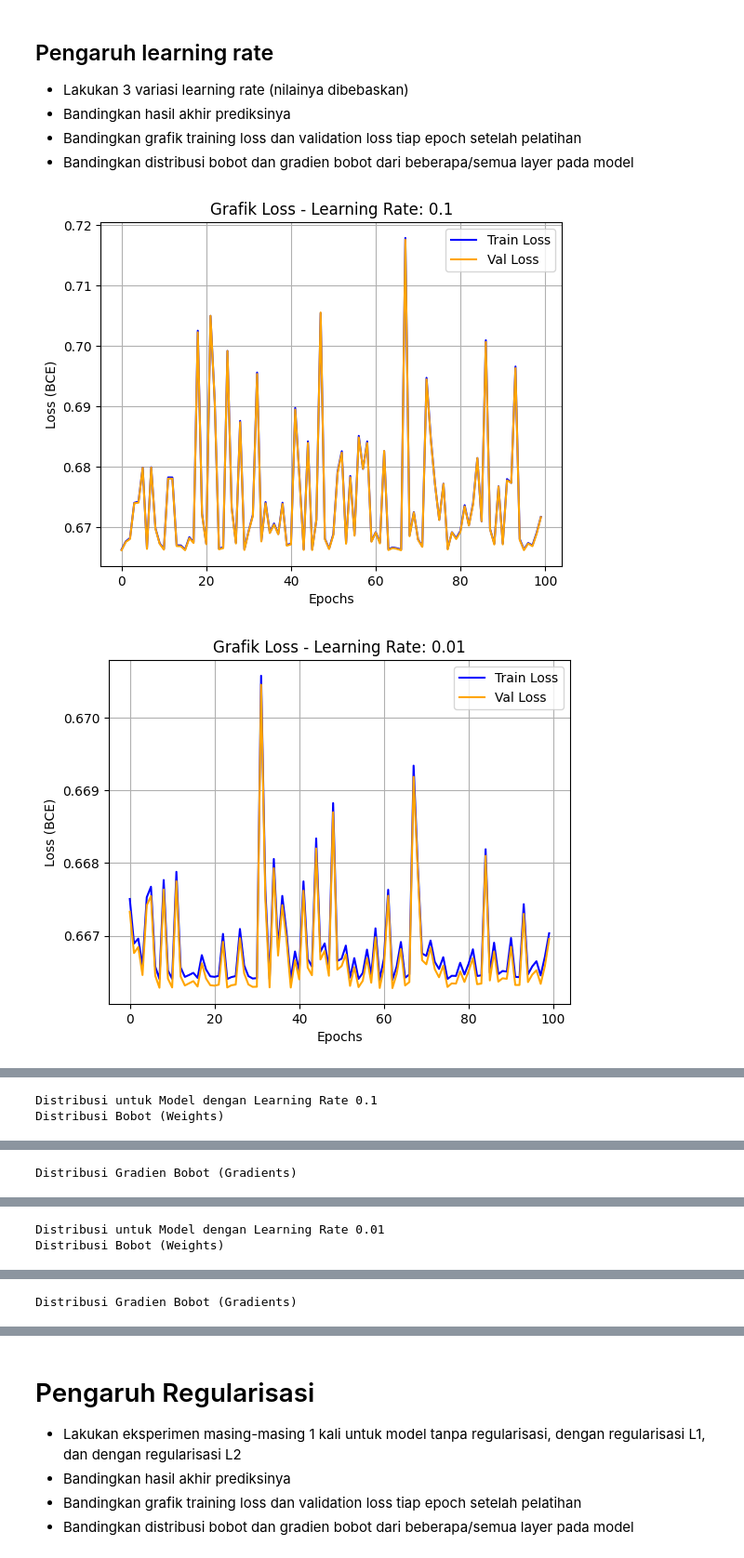
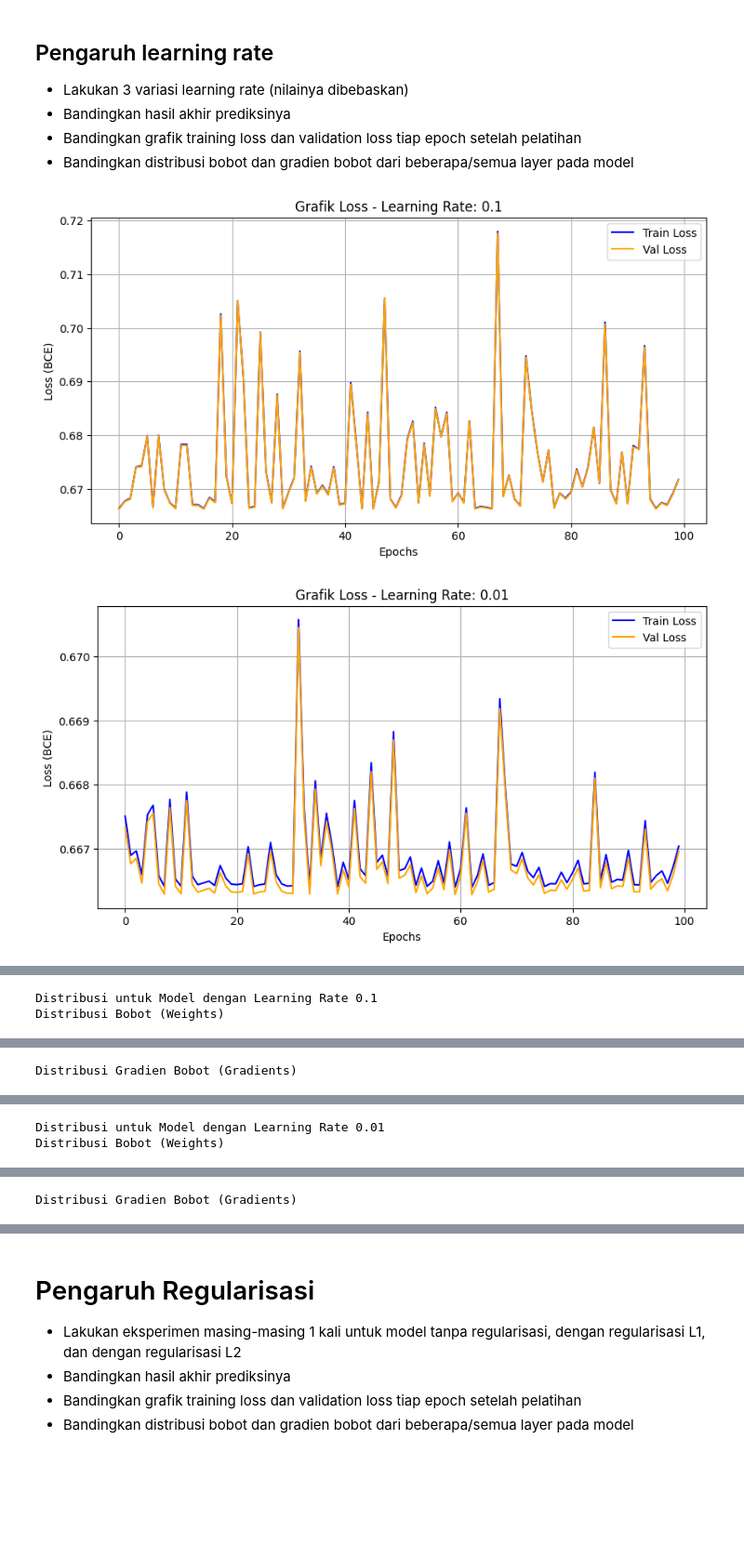
Before and after one commit to timoruslim/Tubes1_Six-seven, a Jupyter notebook: src/pengujian.ipynb, the cells around one changed output, grey strips where cells are left out. Shown at 93% size. Saved outputs shown, nothing was run; the diff lists cells and outputs as text; code cells hidden in the pictures; blank space fills up the shorter version.

```diff
--- a/src/pengujian.ipynb
+++ b/src/pengujian.ipynb
@@ -157,6 +141,7 @@ for name, hidden_sizes in all_configs.items():
 
 # Plot Hasil
 for name, history in all_histories.items():
+    plt.figure(figsize=(10, 5))
     plt.plot(history['train_loss'], label='Train Loss', color='blue')
     plt.plot(history['val_loss'], label='Val Loss', color='orange')
     plt.title(f"Grafik Loss - {name}")
@@ -175,0 +161,12 @@ for name, history in all_histories.items():
+# %%
+plt.figure(figsize=(10, 5))
+for name, history in all_histories.items():
+    plt.plot(history['train_loss'], label=f'Train - {name}')
+    plt.plot(history['val_loss'], label=f'Val - {name}', linestyle='--')
+plt.title("Grafik Gabungan Loss - 6 Variasi")
+plt.xlabel('Epochs')
+plt.ylabel('Loss (BCE)')
+plt.legend(loc='upper right', fontsize=8)
+plt.grid(True)
+plt.tight_layout()
+plt.show()
@@ -214,7 +213,7 @@ for act in test_activations:
 
 # Plot hasil
 for act, history in all_histories_act.items():
-    plt.figure(figsize=(10, 6))
+    plt.figure(figsize=(10, 5))
     plt.plot(history['train_loss'], label='Train Loss', color='blue')
     plt.plot(history['val_loss'], label='Val Loss', color='orange')
     plt.title(f"Grafik Loss - Aktivasi Layer Pengetesan: {act}")
@@ -249 +248,12 @@ Distribusi Gradien Bobot (Gradients)
 ... (8 outputs left out)
+# %%
+plt.figure(figsize=(10, 5))
+for act, history in all_histories_act.items():
+    plt.plot(history['train_loss'], label=f'Train - {act}')
+    plt.plot(history['val_loss'], label=f'Val - {act}', linestyle='--')
+plt.title(f"Grafik Loss - Aktivasi Layer Pengetesan")
+plt.xlabel('Epochs')
+plt.ylabel('Loss (BCE)')
+plt.legend()
+plt.grid(True)
+plt.show()
@@ -270,32 +282,33 @@ for lr in learning_rates:
     model.compile(optimizer={'method': 'sgd', 'learning_rate': lr}, loss='bce')
     history = model.fit(
         X_train, y_train,
         batch_size=32,
         epochs=100,
         validation_data=(X_val, y_val),
         verbose=0
     )
     all_histories_lr[lr] = history
     trained_models_lr[lr] = model
 
 # Plot hasil
 for lr, history in all_histories_lr.items():
+    plt.figure(figsize=(10, 5))
     plt.plot(history['train_loss'], label='Train Loss', color='blue')
     plt.plot(history['val_loss'], label='Val Loss', color='orange')
     plt.title(f"Grafik Loss - Learning Rate: {lr}")
     plt.xlabel('Epochs')
     plt.ylabel('Loss (BCE)')
     plt.legend()
     plt.grid(True)
     plt.show()
 
 # Distribusi Bobot dan Gradien
 for lr, model in trained_models_lr.items():
     print(f"Distribusi untuk Model dengan Learning Rate {lr}")
     print(f"Distribusi Bobot (Weights)")
     model.plot_weights([0, 2])
     print(f"Distribusi Gradien Bobot (Gradients)")
     model.plot_gradients([0, 2])
 # %% [output]
-[figure, old version]
+[figure, new version]
-[figure, old version]
+[figure, new version]
```
Also changed, not shown: parts of 10 cells of this notebook.
